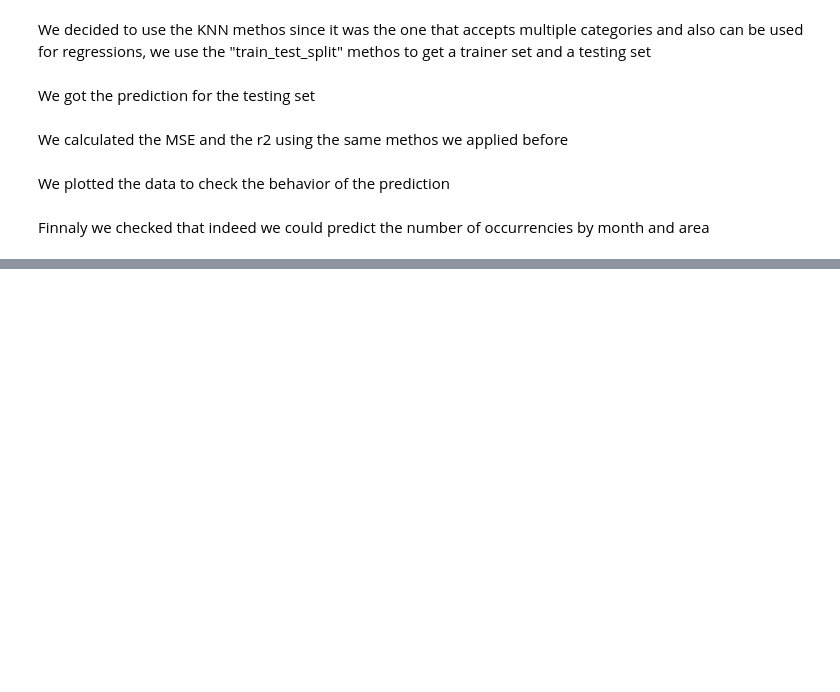
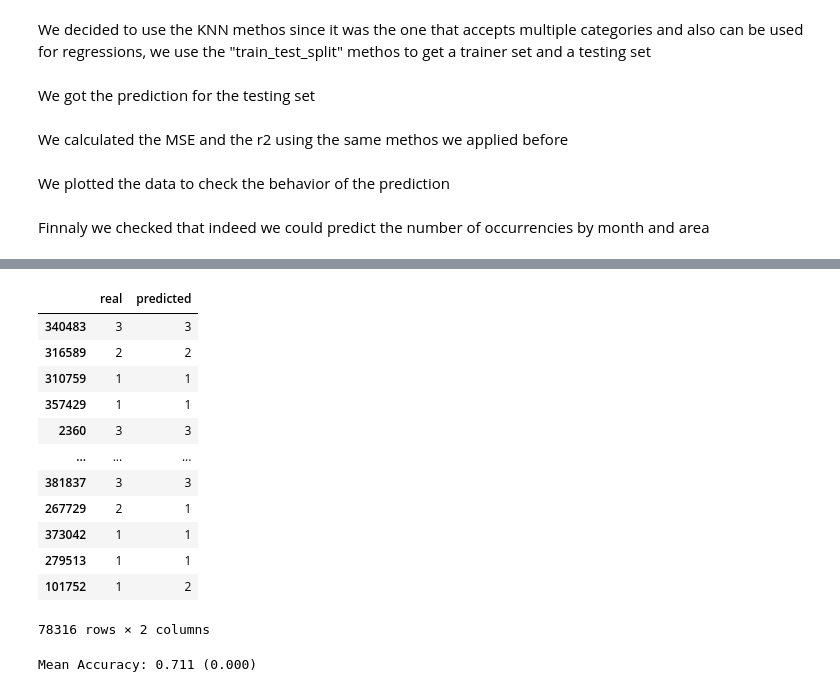
Before and after one commit to kavioleta08/Actividad2, a Jupyter notebook: bigBook.ipynb, the cells around one changed output, grey strips where cells are left out. Saved outputs shown, nothing was run; the diff lists cells and outputs as text; code cells hidden in the pictures; blank space fills up the shorter version.

```diff
--- a/bigBook.ipynb
+++ b/bigBook.ipynb
@@ -519,0 +635,14 @@ Finnaly we checked that indeed we could predict the number of occurrencies by mo
+# %%
+from sklearn.linear_model import LogisticRegression
+import numpy as np
+from sklearn.model_selection import train_test_split
+
+
+x_train,x_test,y_train,y_test= train_test_split(cl_data[['Vict Age', 'AREA', 'Rpt Dist No', 'TIME OCC', 'Year', 'Status', 'Crm Cd', 'Part 1-2','Premis Cd', 'Vict Descent']],
+       cl_data[['Vict Sex']],
+       test_size=0.2
+)
+# %%
+modelo=LogisticRegression()
+modelo.fit(x_train,y_train)
+prediction= modelo.predict(x_test)
@@ -519,0 +660,34 @@ Finnaly we checked that indeed we could predict the number of occurrencies by mo
+# %%
+pd.DataFrame.from_dict({'real':y_test['Vict Sex'],'predicted':prediction})
+# %% [output]
+|  | real | predicted |
+| 340483 | 3 | 3 |
+| 316589 | 2 | 2 |
+| 310759 | 1 | 1 |
+| 357429 | 1 | 1 |
+| 2360 | 3 | 3 |
+| ... | ... | ... |
+| 381837 | 3 | 3 |
+| 267729 | 2 | 1 |
+| 373042 | 1 | 1 |
+| 279513 | 1 | 1 |
+| 101752 | 1 | 2 |
+78316 rows × 2 columns
+# %%
+# evaluate multinomial logistic regression model
+from numpy import mean
+from numpy import std
+from sklearn.datasets import make_classification
+from sklearn.model_selection import cross_val_score
+from sklearn.model_selection import RepeatedStratifiedKFold
+from sklearn.linear_model import LogisticRegression
+# define
+LogisticRegression(multi_class='multinomial', solver='lbfgs', penalty='l2', C=1.0)
+# define the model evaluation procedure
+cv = RepeatedStratifiedKFold(n_splits=10, n_repeats=3, random_state=1)
+# evaluate the model and collect the scores
+n_scores = cross_val_score(modelo, y_test, prediction, scoring='accuracy', cv=cv, n_jobs=-1)
+# report the model performance
+print('Mean Accuracy: %.3f (%.3f)' % (mean(n_scores), std(n_scores)))
+# %% [output]
+Mean Accuracy: 0.711 (0.000)
```
Also changed, not shown: parts of 30 cells of this notebook, 1 other file.
